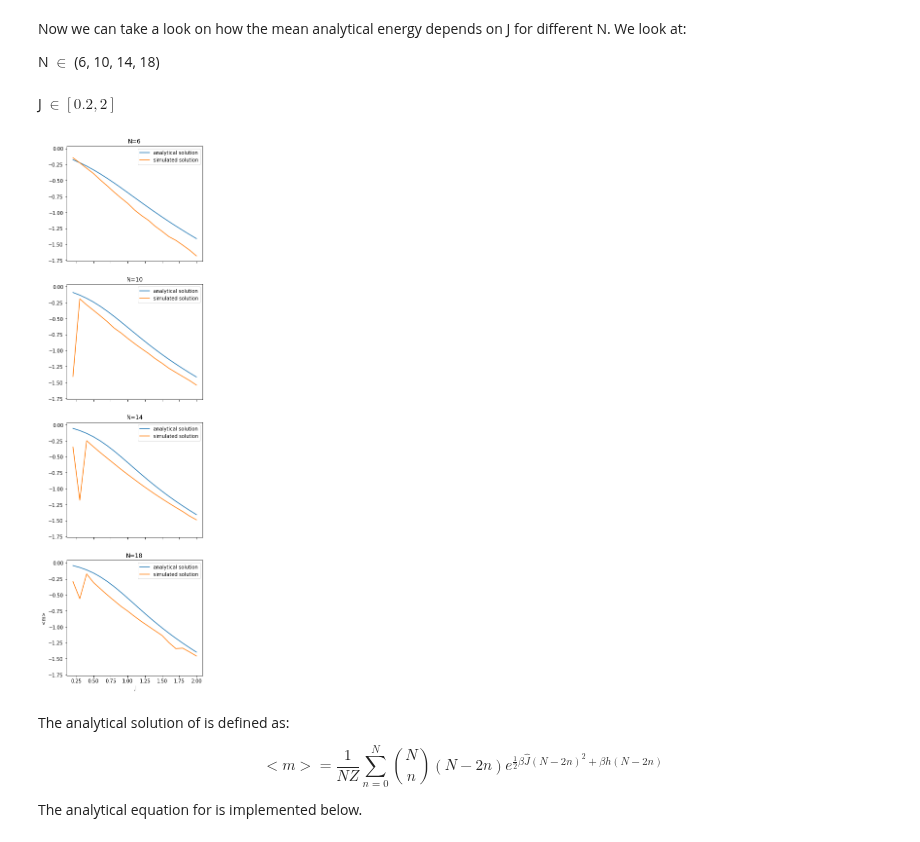
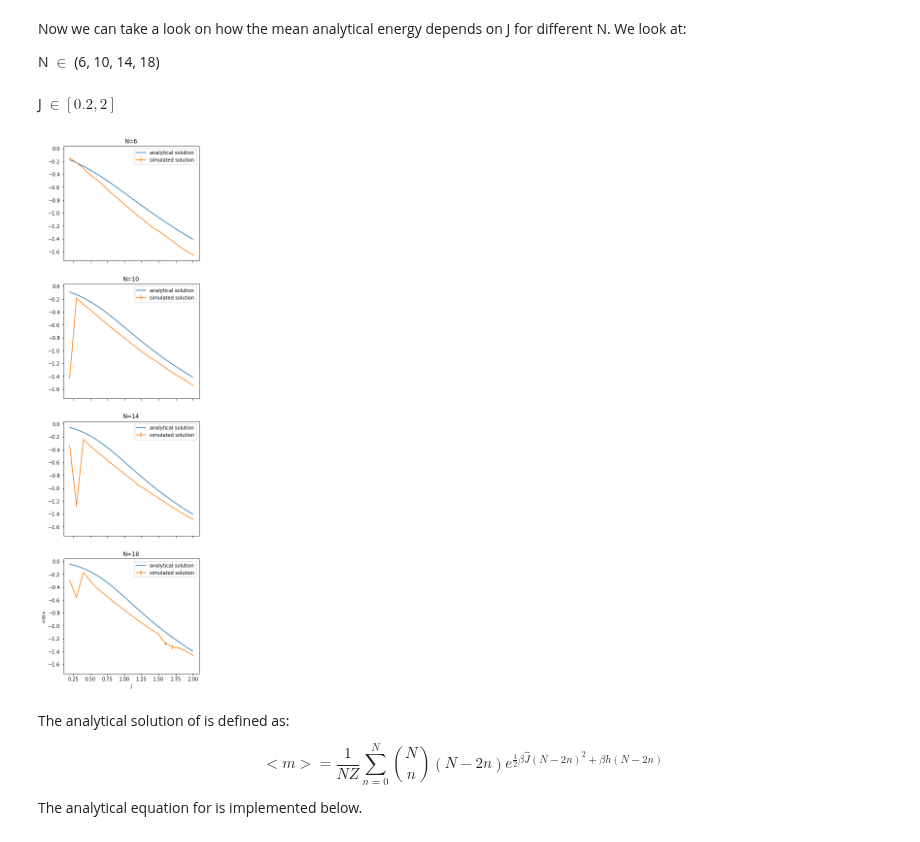
Before and after one commit to Trico94/physics760_Martin, a Jupyter notebook: Exercise 3/exercise3.ipynb, the cells around one changed output. Cells and saved outputs as stored; diff of their text form; code cells hidden in the pictures.

Commit message:
Updated some stuff and implemented Bootstrapping

```diff
--- a/Exercise 3/exercise3.ipynb
+++ b/Exercise 3/exercise3.ipynb
@@ -280,11 +308,0 @@ phi_array = generate_phi(16, 0.2, 0.5)
-# %%
-plt.plot(phi_array)
-"""
-y_werte_array=np.zeros(len(phi_array))
-for i in range(len(y_werte_array)):
-    y_werte_array[i]=(phi_array[i]**2/(2*beta_J/N))-N*math.log(2*math.cosh(phi_array[i]+beta_h))
-"""
-#plt.plot(y_werte_array)
-plt.xlabel("Nmd")
-plt.ylabel("Phi")
-#plt.xlim(-5, 500)
@@ -294,3 +311,11 @@ Text(0, 0.5, 'Phi')
+# %%
+def bootstrap_error(phi_array, nBS):
+    n=phi_array.size
+    bsmean = np.array([])
+    for bs in range (nBS):
+        index=np.random.randint(n,size=n) # random bootstrap indices
+        bsmean = np.append(bsmean,np.array([phi_array[index[i]] for i in range(n)]).mean())
+    return bsmean.std()
 # %% [markdown]
 ## Exercise 5
 ### Setting h = ($\beta$ h) = 0.5 and using some values of N ranging from 5 to 20, calculate the average energy per site and mean magnetization per site as a function of J = ($\beta$J) $\in \left[0.2, 2 \right]$. Tune Nmd such that the acceptance rate is above 50%
@@ -333,6 +354,12 @@ N $\in$ (6, 10, 14, 18) <br/><br/>
 J $\in \left[0.2, 2\right]$
 # %%
 def polt_mean_energy(beta_h):
+
+    #Using the number of bootstrap samples defined in the header
+    global nbs
+
+    # Delete the first ntherm values for thermalization (number in the header)
+    global ntherm
 
     """
     First the analytical solutions
@@ -344,46 +371,58 @@ def polt_mean_energy(beta_h):
     beta_J_array=np.arange(0.2, 2.01, 0.1)
 
     # This is the array for the mean energy values (N*J-big)
-    mean_energy_analytical_array=np.zeros(len(N_array)*len(beta_J_array)).reshape(len(N_array), len(beta_J_array))
+    mean_energy_analytical_array = np.zeros(len(N_array)*len(beta_J_array)).reshape(len(N_array), len(beta_J_array))
 
     # Generate analytical solution for all N
     for j in range(len(N_array)):
 
         # Generate the values for one specific N
         for i in range(len(beta_J_array)):
             mean_energy_analytical_array[j][i]=mean_energy_analytical(N_array[j], beta_J_array[i], beta_h)
 
     """
     Now the generated solutions
     """
-    #Again we are initilizing an array for future values
-    mean_energy_simulated_array=np.zeros(len(N_array)*len(beta_J_array)).reshape(len(N_array), len(beta_J_array))
+    # Again we are initilizing an array for future values
+    mean_energy_simulated_array = np.zeros(len(N_array)*len(beta_J_array)).reshape(len(N_array), len(beta_J_array))
+    mean_energy_simulated_array_error = np.zeros(len(N_array)*len(beta_J_array)).reshape(len(N_array), len(beta_J_array))
 
     # Generate simulated solution for all N
     for j in range(len(N_array)):
 
         # Generate the values for one specific N
         for i in range(len(beta_J_array)):
-            phi_array=np.delete(generate_phi(N_array[j], beta_J_array[i], beta_h),np.arange(200))
-            mean_energy_simulated_array[j][i]=np.sum(O_energy_beta(phi_array, N_array[j], beta_J_array[i], beta_h))/len(phi_array)
 
+        # Generating the phi values using the HMC. Also deleting the first ntherm (definied in the header)
+            # values (accounting for the thermalization)
+            phi_array = np.delete(generate_phi(N_array[j], beta_J_array[i], beta_h),np.arange(ntherm))
 
+            # Calculating the O-Values for the energies
+            expected_energy = O_energy_beta(phi_array, N_array[j], beta_J_array[i], beta_h)
+
+            # Getting the error with Bootstrap
+            mean_energy_simulated_array_error[j][i] = bootstrap_error(expected_energy, nbs)
+
+            # Computing the expectation value of the energies by summing over the O-Values
+            # and deviding by the number of values
+            mean_energy_simulated_array[j][i] = np.sum(expected_energy)/len(expected_energy)
 
     # Plot the mean energies
     fig, axs = plt.subplots(4, sharex=True, sharey=True)
     fig.set_size_inches(5, 20)
     for j in range(len(N_array)):
         axs[j].plot(beta_J_array, mean_energy_analytical_array[j], label=("analytical solution"))
-        axs[j].plot(beta_J_array, mean_energy_simulated_array[j], label=("simulated solution"))
+        axs[j].errorbar(beta_J_array, mean_energy_simulated_array[j], yerr=mean_energy_simulated_array_error[j], label=("simulated solution"))
         axs[j].legend(loc="best")
         axs[j].title.set_text("N=" + str(N_array[j]))
     plt.legend(loc="best")
     plt.xlabel("J")
     plt.ylabel("<m>")
+    plt.savefig("pictures/mean_energy.png", dpi=600)
 
 polt_mean_energy(0.5)
 # %% [output]
-[figure, old version]
+[figure, new version]
 # %% [markdown]
 The analytical solution of <m> is defined as:
 
```
Also changed, not shown: parts of 9 cells of this notebook, 4 other files.
